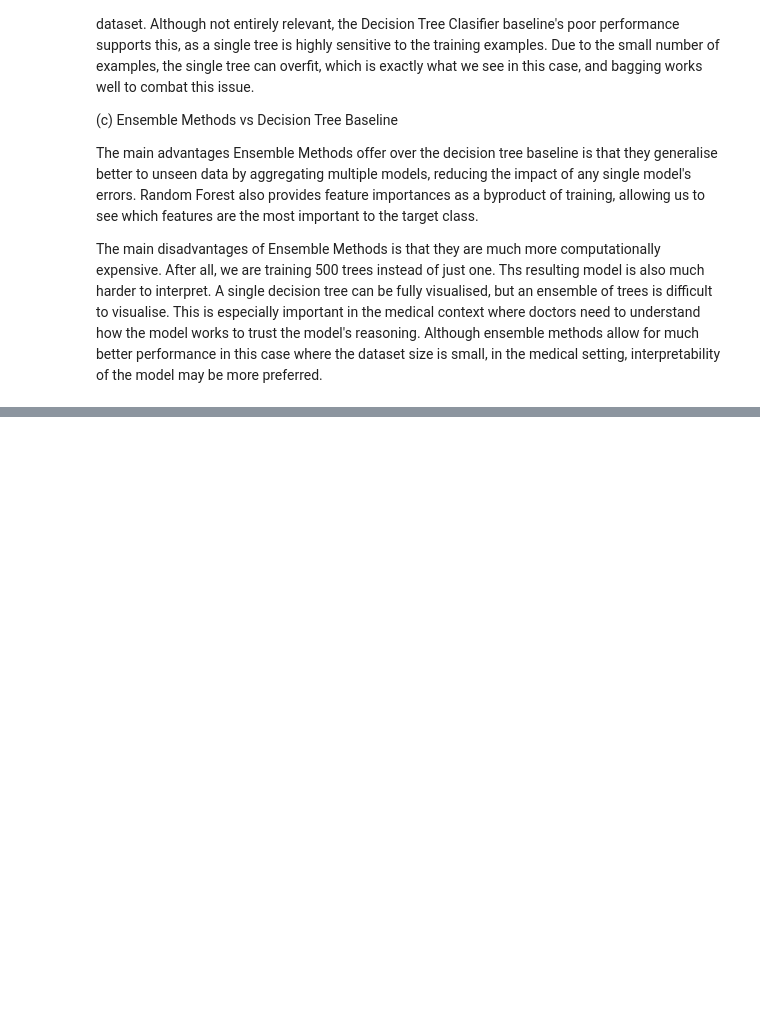
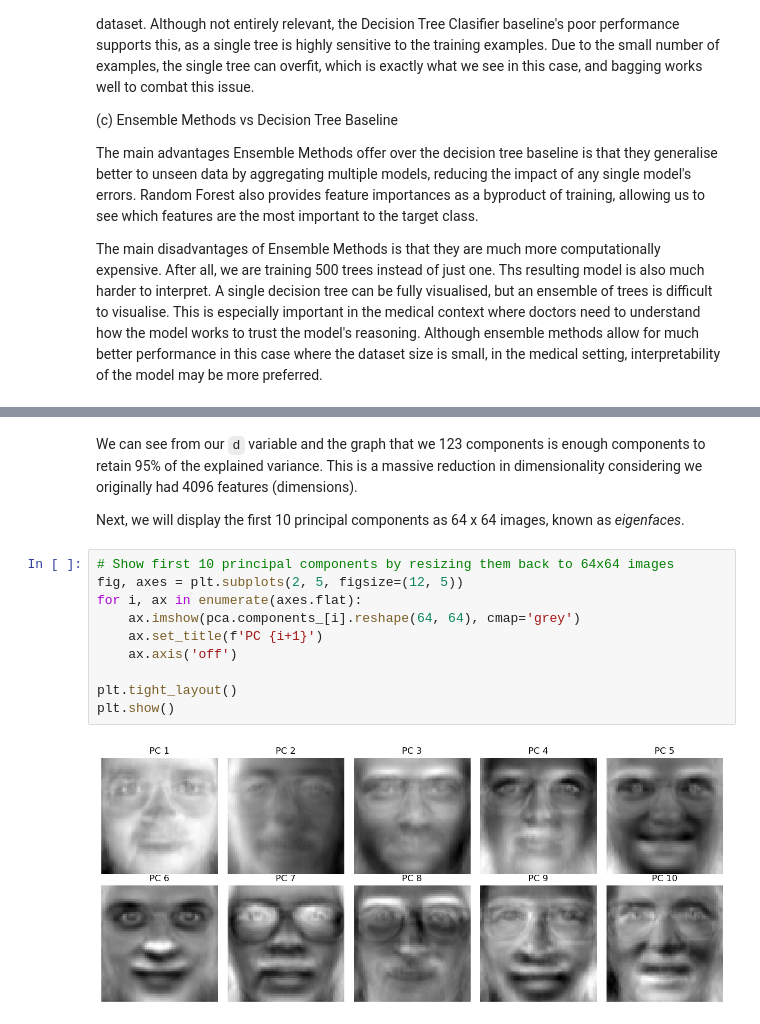
Before and after one commit to LeweiXu/CITS5508, a Jupyter notebook: ass2/assignment2_23709058.ipynb, the cells around one changed output, grey strips where cells are left out. Cells and saved outputs as stored; diff of their text form; blank space fills up the shorter version.

```diff
--- a/ass2/assignment2_23709058.ipynb
+++ b/ass2/assignment2_23709058.ipynb
@@ -272,0 +377,16 @@ The main disadvantages of Ensemble Methods is that they are much more computatio
+# %% [markdown]
+We can see from our `d` variable and the graph that we 123 components is enough components to retain 95% of the explained variance. This is a massive reduction in dimensionality considering we originally had 4096 features (dimensions).
+
+Next, we will display the first 10 principal components as 64 x 64 images, known as *eigenfaces*.
+# %%
+# Show first 10 principal components by resizing them back to 64x64 images
+fig, axes = plt.subplots(2, 5, figsize=(12, 5))
+for i, ax in enumerate(axes.flat):
+    ax.imshow(pca.components_[i].reshape(64, 64), cmap='grey')
+    ax.set_title(f'PC {i+1}')
+    ax.axis('off')
+
+plt.tight_layout()
+plt.show()
+# %% [output]
+[figure, added]
```
Also changed, not shown: parts of 36 cells of this notebook, 13 other files.
